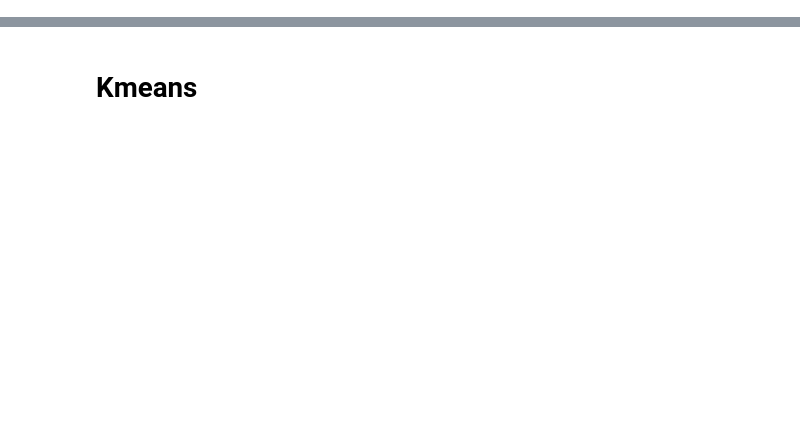
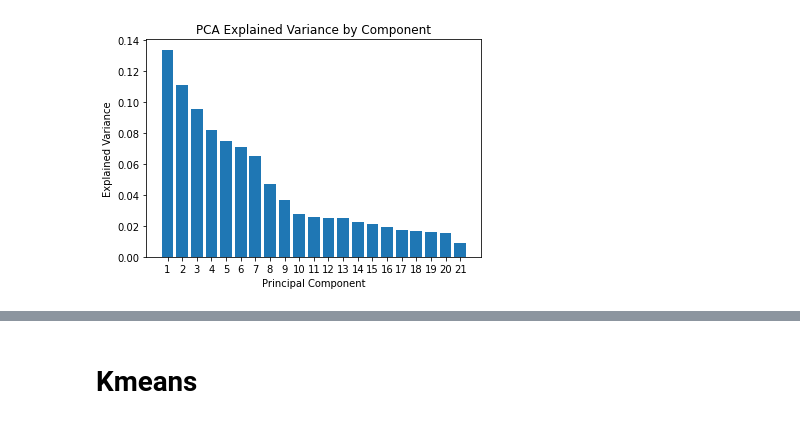
Before and after one commit to djdjsaf/Accidents-en-france-python, a Jupyter notebook: Projet python ohe.ipynb, the cells around one changed output, grey strips where cells are left out. Saved outputs shown, nothing was run; the diff lists cells and outputs as text; code cells hidden in the pictures; blank space fills up the shorter version.

```diff
--- a/Projet python ohe.ipynb
+++ b/Projet python ohe.ipynb
@@ -160,5 +204,5 @@ memory usage: 429.3+ MB
 # %%
-df_ohe = accidents.drop(['Num_Acc','jour','hrmn','com','num_veh','dep','an_nais','catv','occutc','agg','grav'], axis = 1)
-df_ohe = df_ohe.astype(float)
-df_ohe
-Y= accidents['grav']
+df_ohe = accidents.drop(['jour','hrmn','com','num_veh','dep','occutc', 'grav', 'trajet'], axis = 1)
+df_ohe['an'] = df_ohe['an']+2000
+df_ohe['age'] = df_ohe['an'] - df_ohe['an_nais']
+selected_columns = ['catv', 'choc', 'catu', 'lum', 'atm', 'catr', 'prof', 'surf']
@@ -292,0 +211,16 @@ plt.show()
+# %%
+conditions = [
+    ((df_ohe['age']>= 0) & (df_ohe['age']< 18)),
+    ((df_ohe['age']>= 18) & (df_ohe['age']< 30)),
+    ((df_ohe['age']>= 30) & (df_ohe['age']< 50)),
+    ((df_ohe['age']>= 50))
+     ]
+values = ['0_to_18','18_to_30', '30_to_50','>50']
+df_ohe['age_inter'] = np.select(conditions, values)
+
+df_ohe['agg']= df_ohe['agg'].replace(2,0)
+df_ohe['sexe']=df_ohe['sexe'].replace(2,0)
+# %%
+accidents_ohe = pd.get_dummies(df_ohe, columns =selected_columns)
+accidents_ohe = accidents_ohe.drop(['Num_Acc','secu','an','mois','int','col','circ','nbv','plan','situ', 'an_nais','infra','age','agg','age_inter'], axis = 1)
+accidents_ohe
@@ -293,3 +245,13 @@ plt.show()
+# %%
+plt.bar(range(len(pca.explained_variance_ratio_)), pca.explained_variance_ratio_)
+plt.xticks(range(len(pca.explained_variance_ratio_)), list(range(1, len(pca.explained_variance_ratio_)+1)))
+plt.xlabel('Principal Component')
+plt.ylabel('Explained Variance')
+plt.title('PCA Explained Variance by Component')
+plt.show()
+#On garde les 3 premiers axes (34% de variance)
+# %% [output]
+[figure, added]
 # %%
 print(pca.explained_variance_ratio_)
 # %% [output]
```
Also changed, not shown: parts of 69 cells of this notebook.
